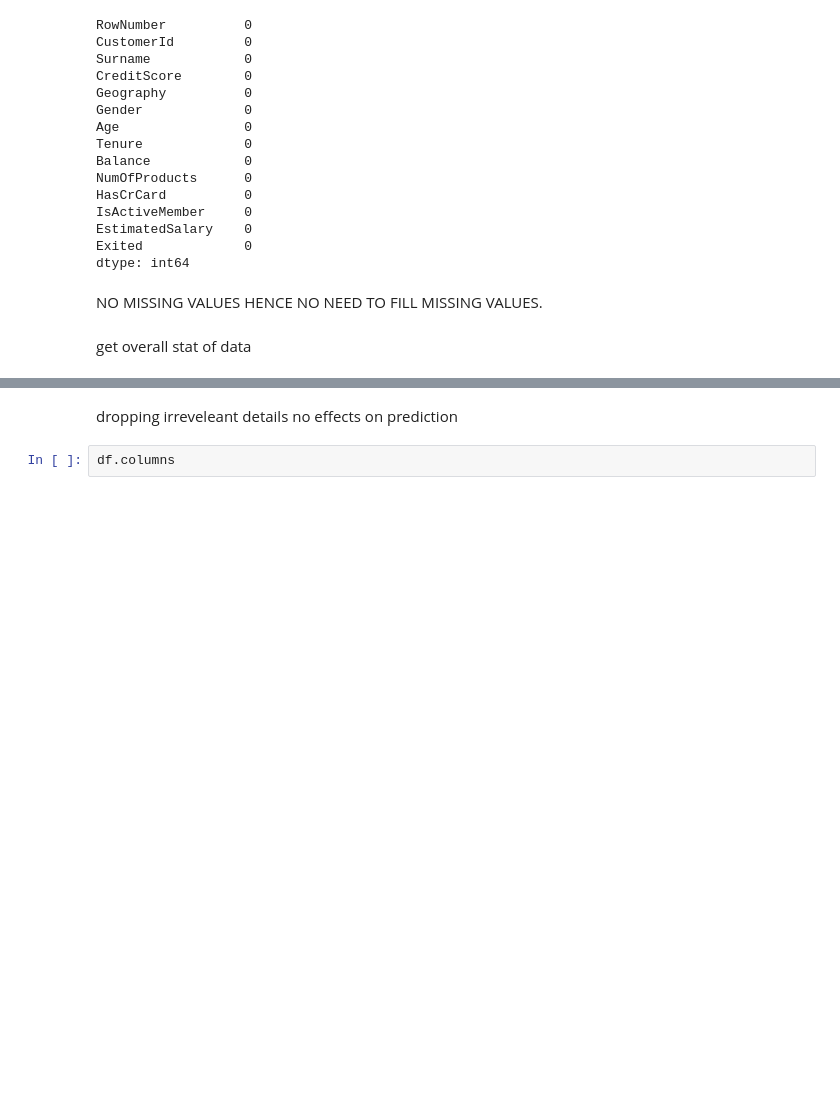
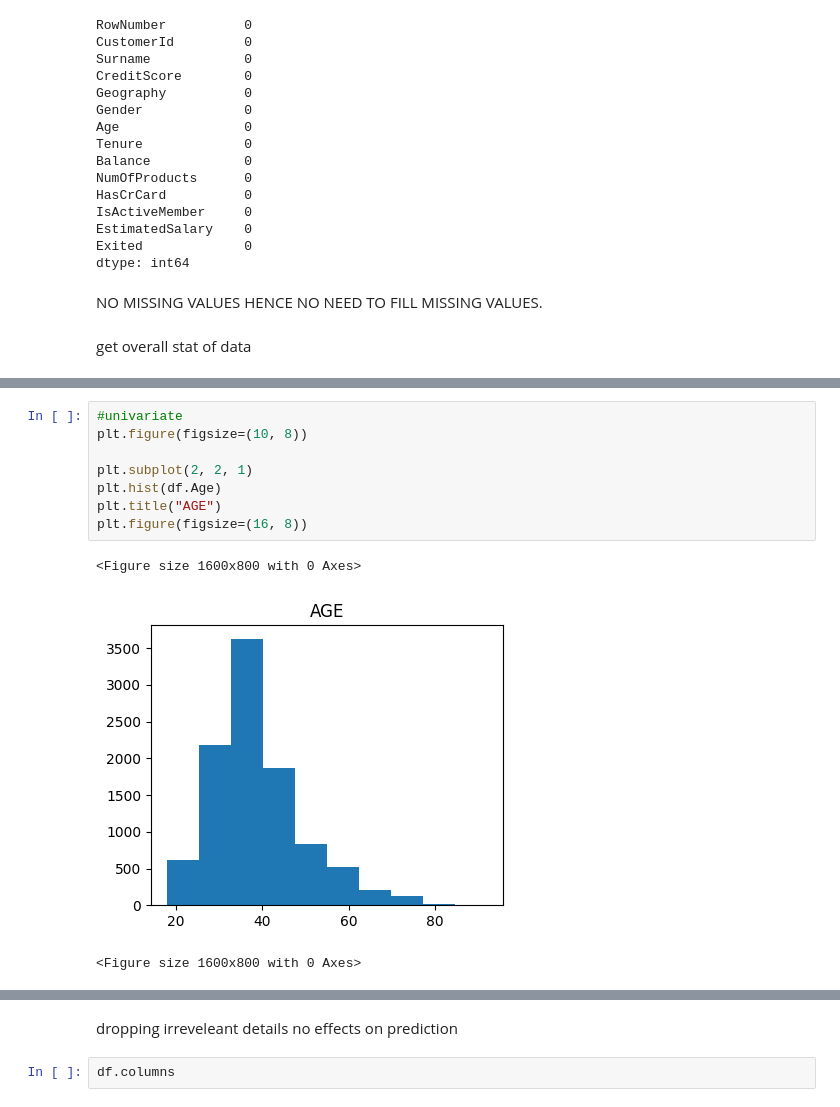
Before and after one commit to Neha-Seirah/ML-Activities-, a Jupyter notebook: churning.ipynb, the cells around one changed output, grey strips where cells are left out. Saved outputs shown, nothing was run; the diff lists cells and outputs as text; blank space fills up the shorter version.

```diff
--- a/churning.ipynb
+++ b/churning.ipynb
@@ -77,0 +93,12 @@ df.describe()
+# %%
+#univariate
+plt.figure(figsize=(10, 8))
+
+plt.subplot(2, 2, 1)
+plt.hist(df.Age)
+plt.title("AGE")
+plt.figure(figsize=(16, 8))
+# %% [output]
+<Figure size 1600x800 with 0 Axes>
+[figure, added]
+<Figure size 1600x800 with 0 Axes>
```
Also changed, not shown: parts of 6 cells of this notebook.
